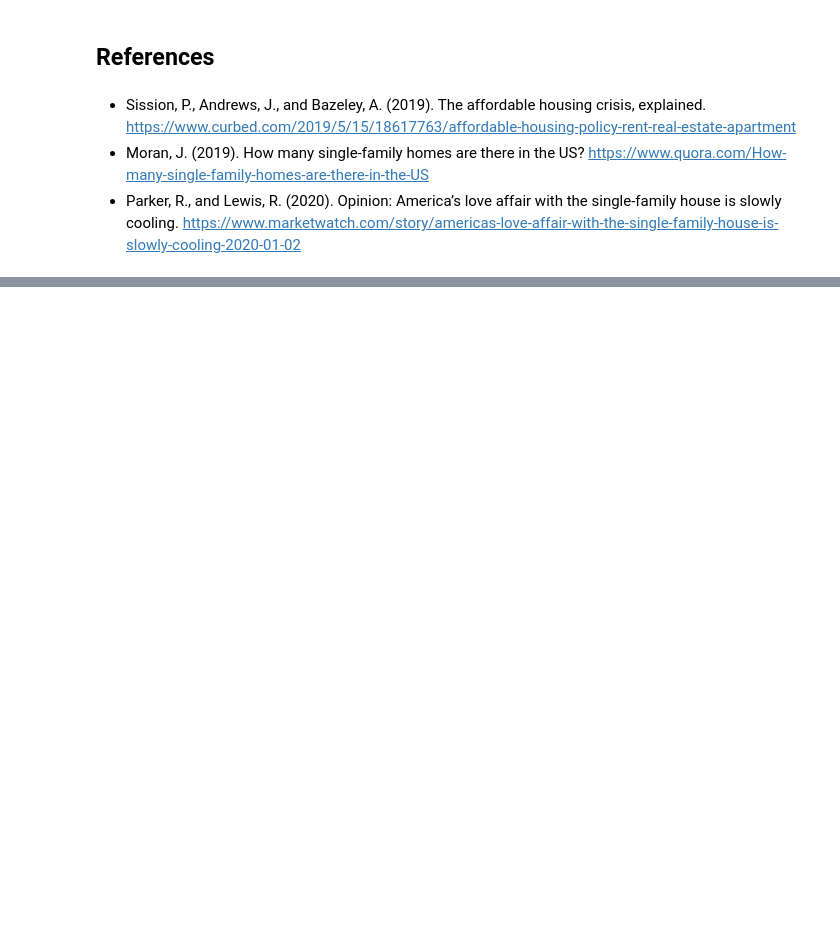
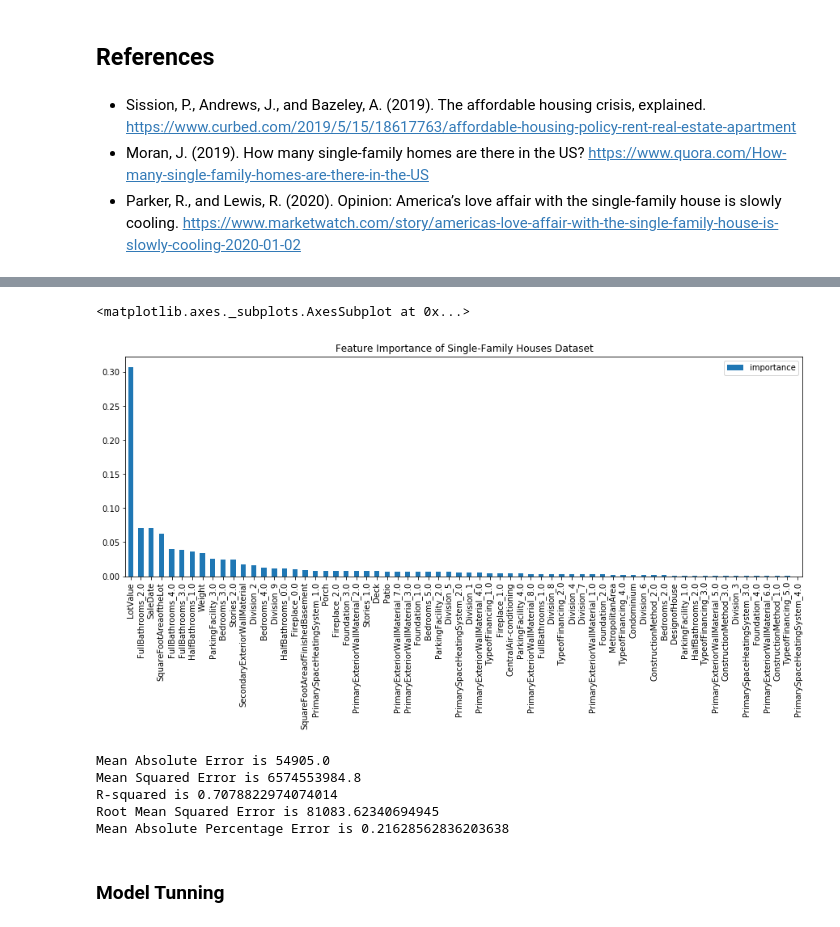
Before and after one commit to gassergalalali/MST-IST-5520-SP2020-Group-7, a Jupyter notebook: Milestone 3/Project Report - Milestone 3.ipynb, the cells around one changed output, grey strips where cells are left out. Drawn from its saved outputs; the diff is of its cells as text; code cells hidden in the pictures; blank space fills up the shorter version.

```diff
--- a/Milestone 3/Project Report - Milestone 3.ipynb
+++ b/Milestone 3/Project Report - Milestone 3.ipynb
@@ -131,0 +451,11 @@ Dimension Reduction and Principal Component Analysis is shown [at this link](htt
+# %%
+knn_final = neighbors.KNeighborsRegressor(n_neighbors = 10,
+                                      weights='uniform',
+                                      algorithm='auto')
+knn_final.fit(train_X_scale, train_y)
+pred_y_knn_final = knn_final.predict(test_X_scale)
+print('Mean Absolute Error is',metrics.mean_absolute_error(test_y, pred_y_knn_final))
+print('Mean Squared Error is',metrics.mean_squared_error(test_y, pred_y_knn_final))
+print('R-squared is',metrics.r2_score(test_y, pred_y_knn_final))
+print('Root Mean Squared Error is',np.sqrt(metrics.mean_squared_error(test_y, pred_y_knn_final)))
+print('Mean Absolute Percentage Error is',np.mean(np.abs(pred_y_knn_final - test_y)/np.abs(test_y)))
@@ -131,0 +474,5 @@ Dimension Reduction and Principal Component Analysis is shown [at this link](htt
+# %%
+# Train an RF Regressor
+rf = RandomForestRegressor(n_estimators=5, max_features=10, random_state=123)
+# %%
+rf.fit(train_X_scale,train_y)
@@ -131,0 +508,8 @@ Dimension Reduction and Principal Component Analysis is shown [at this link](htt
+# %%
+# Beautify the display of feature importance
+feature_importances = pd.DataFrame(rf.feature_importances_,
+                                   index = train_X.columns,
+                                   columns=['importance'])
+feature_importances = feature_importances.sort_values('importance',ascending=False)
+
+feature_importances
@@ -131,0 +530,22 @@ Dimension Reduction and Principal Component Analysis is shown [at this link](htt
+# %%
+feature_importances.plot(kind = 'bar',figsize=(15,5),
+                         title='Feature Importance of Single-Family Houses Dataset')
+# %% [output]
+<matplotlib.axes._subplots.AxesSubplot at 0x...>
+[figure, added]
+# %%
+# Predict on test set
+pred_y_rf = rf.predict(test_X_scale)
+print('Mean Absolute Error is',metrics.mean_absolute_error(test_y, pred_y_rf))
+print('Mean Squared Error is',metrics.mean_squared_error(test_y, pred_y_rf))
+print('R-squared is',metrics.r2_score(test_y, pred_y_rf))
+print('Root Mean Squared Error is',np.sqrt(metrics.mean_squared_error(test_y, pred_y_rf)))
+print('Mean Absolute Percentage Error is',np.mean(np.abs(pred_y_rf - test_y)/np.abs(test_y)))
+# %% [output]
+Mean Absolute Error is 54905.0
+Mean Squared Error is 6574553984.8
+R-squared is 0.7078822974074014
+Root Mean Squared Error is 81083.62340694945
+Mean Absolute Percentage Error is 0.21628562836203638
+# %% [markdown]
+### Model Tunning
```
Also changed, not shown: parts of 133 cells of this notebook, 4 other files.
